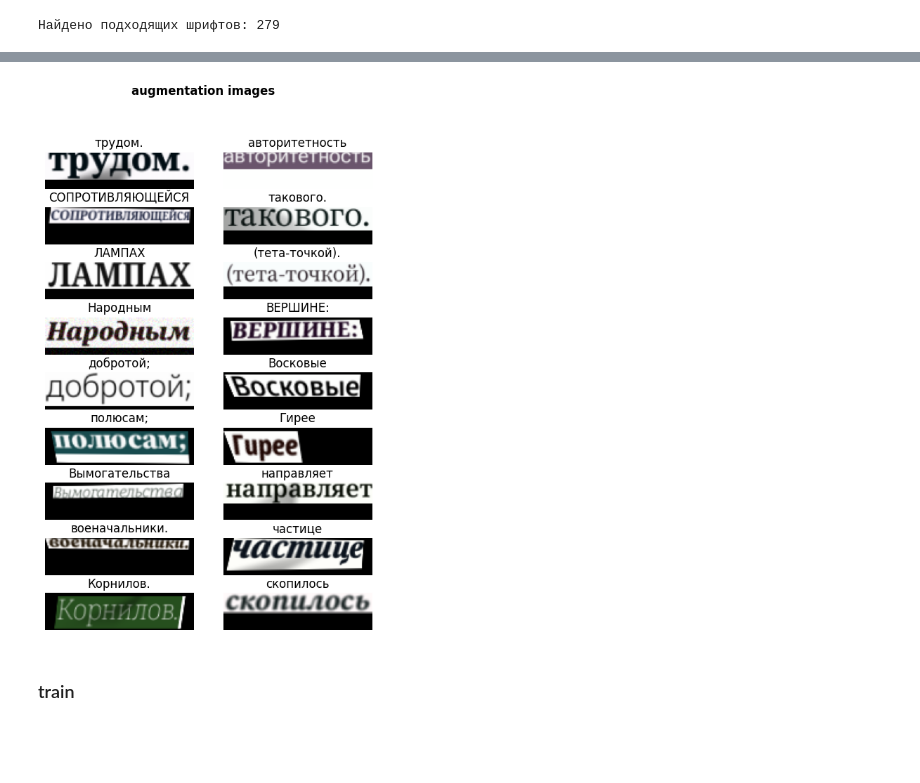
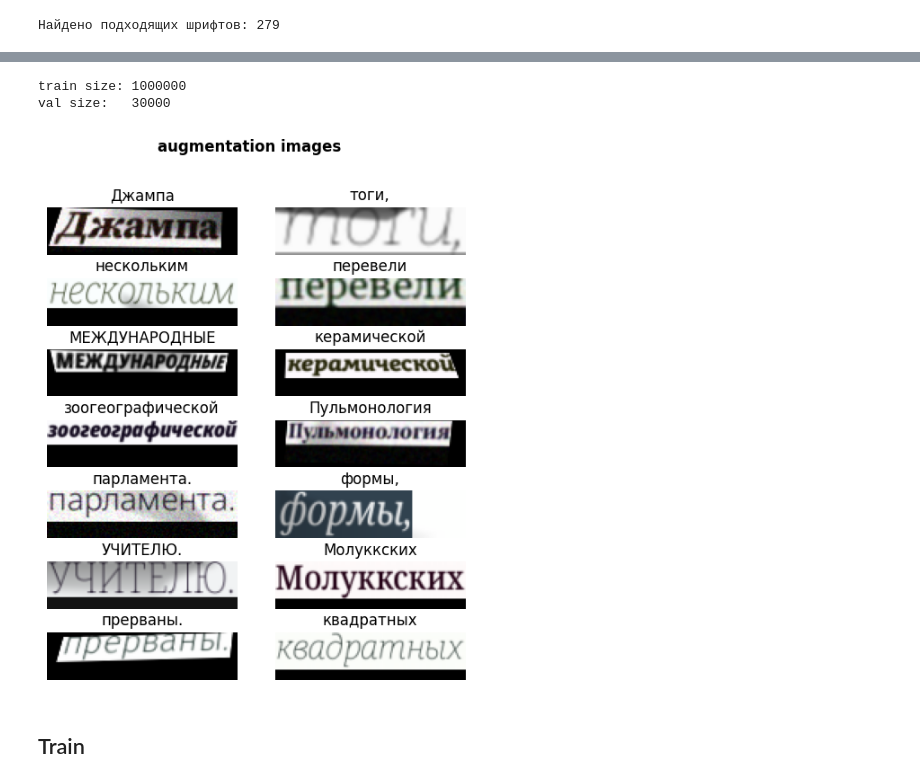
Before and after one commit to aufflammen/ocr_cyrillic, a Jupyter notebook: train_recognition.ipynb, the cells around one changed output, grey strips where cells are left out. Cells and saved outputs as stored; diff of their text form; code cells hidden in the pictures; blank space fills up the shorter version.

```diff
--- a/train_recognition.ipynb
+++ b/train_recognition.ipynb
@@ -239,50 +171,31 @@ val_set_r = WordGenerator(
 # %%
-recognition_dataset = PATH_DATASET.joinpath('recognition')
-
-train_set_r = RecognitionDataset(
-    recognition_dataset.joinpath('train', 'images'),
-    recognition_dataset.joinpath('train', 'labels.json'),
+train_set = RecognitionDataset(
+    DATASET.joinpath('train', 'images'),
+    DATASET.joinpath('train', 'labels.json'),
     img_transforms=v2.Compose([
-        T.Resize((32, 128), preserve_aspect_ratio=True),
-        # Augmentations
-        T.RandomApply(T.ColorInversion(), 0.1),
-        v2.RandomGrayscale(p=0.1),
-        v2.RandomPhotometricDistort(p=0.1),
-        T.RandomApply(T.RandomShadow(), p=0.4),
-        T.RandomApply(T.GaussianNoise(mean=0, std=0.1), 0.1),
-        T.RandomApply(v2.GaussianBlur(3), 0.3),
-        v2.RandomPerspective(distortion_scale=0.2, p=0.3),
-        v2.Normalize(mean=(0.694, 0.695, 0.693), std=(0.299, 0.296, 0.301)),
+        T.Resize((INPUT_SIZE, INPUT_SIZE * 4), preserve_aspect_ratio=True),
+        T.RandomApply(T.ColorInversion(), .1),
+        v2.RandomGrayscale(p=.1),
+        v2.RandomPhotometricDistort(p=.1),
+        T.RandomApply(T.RandomShadow(), p=.4),
+        T.RandomApply(T.GaussianNoise(mean=0, std=.1), .1),
+        T.RandomApply(v2.GaussianBlur(3), .3),
+        v2.RandomPerspective(distortion_scale=.2, p=.3),
+        v2.Normalize(**NORMALIZE_PARAMS),
     ]),
 )
 
-val_set_r = RecognitionDataset(
-    recognition_dataset.joinpath('val', 'images'),
-    recognition_dataset.joinpath('val', 'labels.json'),
+val_set = RecognitionDataset(
+    DATASET.joinpath('val', 'images'),
+    DATASET.joinpath('val', 'labels.json'),
     img_transforms=v2.Compose([
-        T.Resize((32, 128), preserve_aspect_ratio=True),
-        v2.Normalize(mean=(0.694, 0.695, 0.693), std=(0.299, 0.296, 0.301)),
+        T.Resize((INPUT_SIZE, INPUT_SIZE * 4), preserve_aspect_ratio=True),
+        v2.Normalize(**NORMALIZE_PARAMS),
     ]),
 )
+
+print(f'train size: {len(train_set)}')
+print(f'val size:   {len(val_set)}')
+# %% [output]
+train size: 1000000
+val size:   30000
-# %%
-denorm = DeNormalize(mean=(0.694, 0.695, 0.693), std=(0.299, 0.296, 0.301))
-
-def show_images_recognition_dataset(dataset, num=18):
-    length = len(dataset)
-    indices = np.random.choice(length, min(num, length))
-
-    fig, axes = plt.subplots(num // 2, 2, figsize=(6, num / 2))
-    fig.suptitle('augmentation images', fontweight='bold')
-    for ax, idx in zip(axes.flat, indices):
-        img, target = dataset[idx]
-        img = (denorm(img) * 255).to(torch.uint8)
-        img = img.numpy().transpose(1, 2, 0)
-        ax.set_title(target)
-        ax.imshow(img)
-        ax.axis('off')
-    plt.show()
-
-
-show_images_recognition_dataset(train_set_r)
-# %% [output]
-[figure, removed]
@@ -315,2 +220,6 @@ val_loader_r = DataLoader(
+# %%
+draw_image_dataset(train_set, NORMALIZE_PARAMS)
+# %% [output]
+[figure, added]
 # %% [markdown]
-### train
+## Train
```
Also changed, not shown: parts of 40 cells of this notebook, 7 other files.
